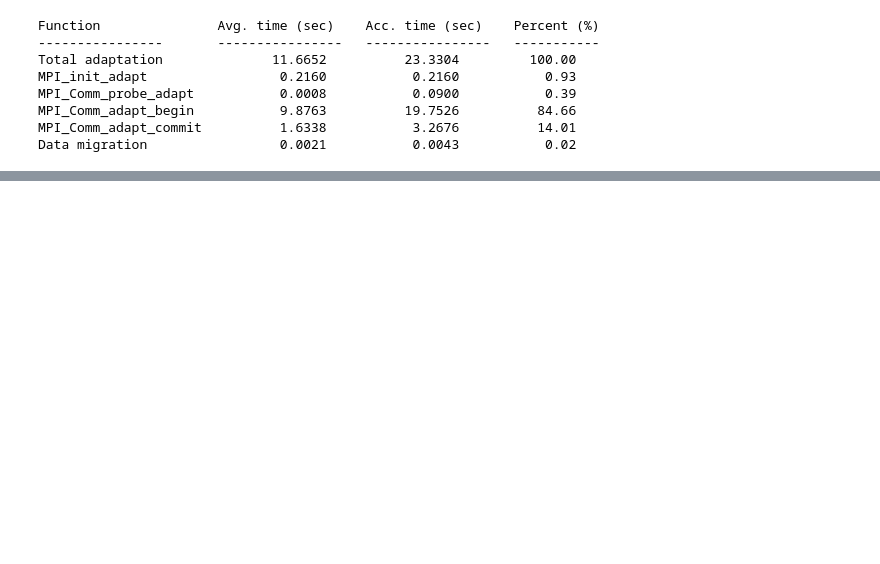
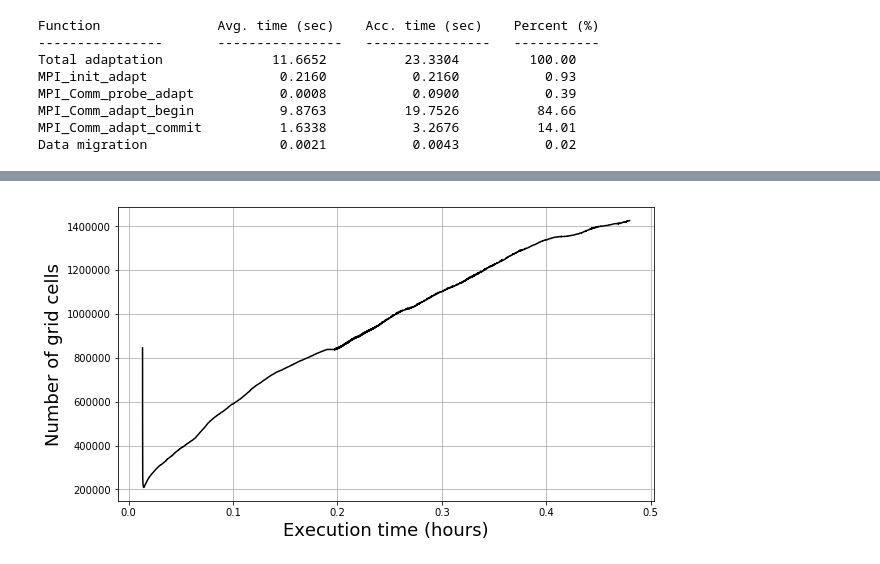
Before and after one commit to hellenbr/iSamoa, a Jupyter notebook: post/plot_swe/swe_plot.ipynb, the cells around one changed output, grey strips where cells are left out. Saved outputs shown, nothing was run; the diff lists cells and outputs as text; code cells hidden in the pictures; blank space fills up the shorter version.

```diff
--- a/post/plot_swe/swe_plot.ipynb
+++ b/post/plot_swe/swe_plot.ipynb
@@ -133,16 +126,18 @@ plot_1d_2scales(xvec, yvec1, yvec2, xrange, yrange1, yrange2, xtitle, ytitle1, y
 # %%
 #####
 # plot "Cells vs Exec.time (hrs):
 #####
 xvec = [x/3600 for x in walltime]
 yvec = numcells
-xrange = [0,wallhrs]  #use [0,0] to auto set xlim
-yrange = [0,7000]  #use [0,0] to auto set ylim
+xrange = [0,0]  #use [0,0] to auto set xlim
+yrange = [0,0]  #use [0,0] to auto set ylim
 xtitle = "Execution time (hours)"
 ytitle = "Number of grid cells"
 outfig = fout+"/cells_vs_wallhrs.pdf"
 
 plot_1d(xvec, yvec, xrange, yrange, xtitle, ytitle, outfig)
+# %% [output]
+[figure, added]
 # %%
 #####
 # plot "Ranks vs Exec.time (hrs):
```
Also changed, not shown: parts of 11 cells of this notebook, 1 other file.
